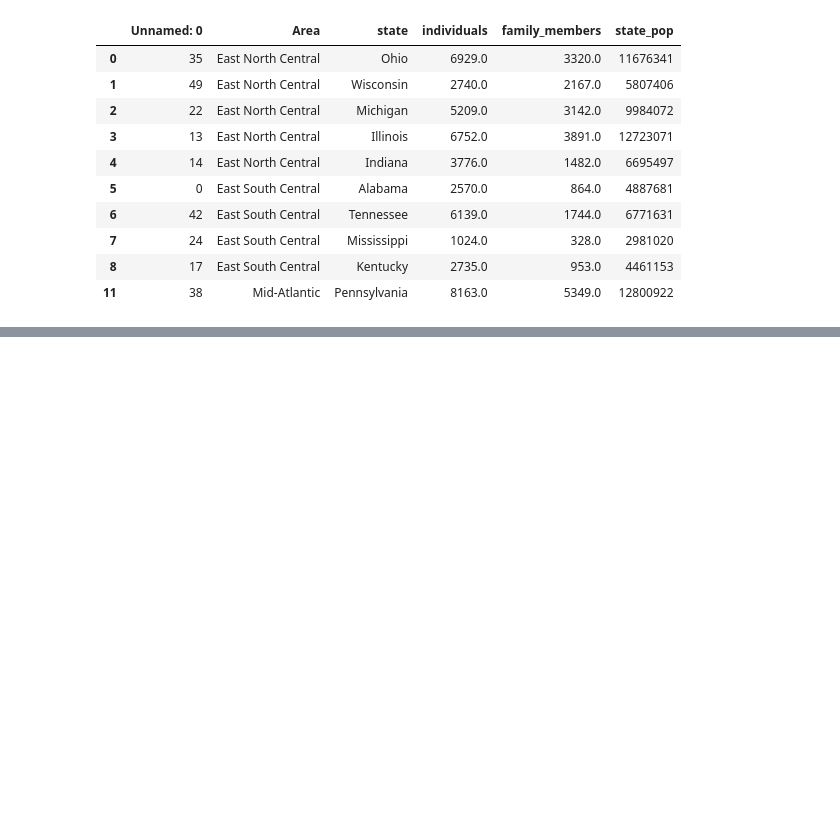
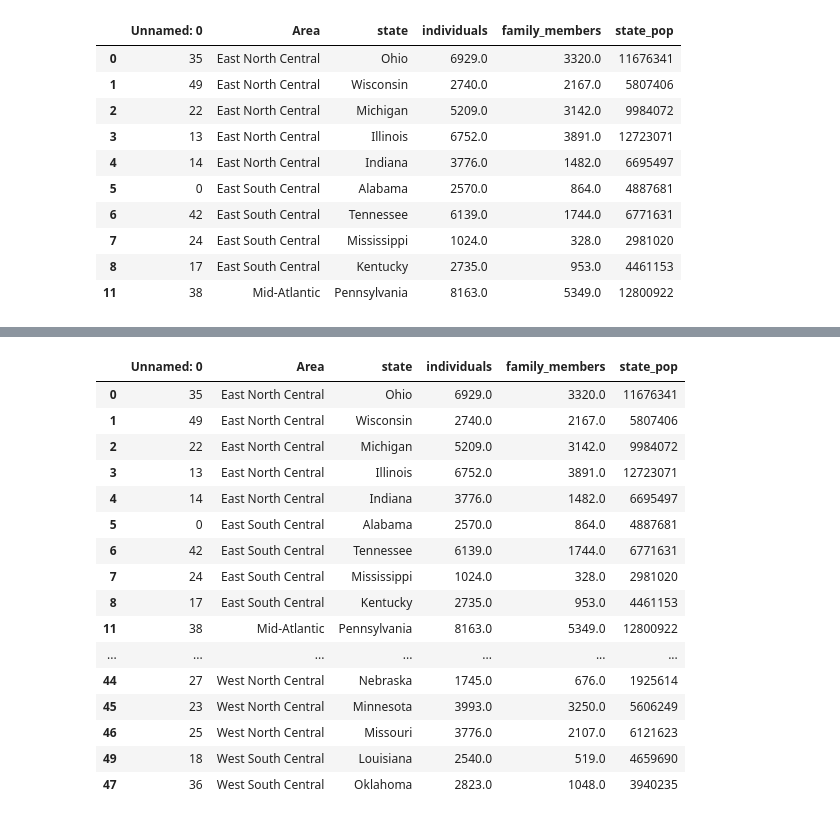
Before and after one commit to tareq-ur/Pandas, a Jupyter notebook: after_class1.ipynb, the cells around one changed output, grey strips where cells are left out. Drawn from its saved outputs; the diff is of its cells as text; code cells hidden in the pictures; blank space fills up the shorter version.

```diff
--- a/after_class1.ipynb
+++ b/after_class1.ipynb
@@ -137,0 +182,24 @@ project.head(10)
+# %%
+# selecting single rows
+selected_rows = project[project['Area'] == "Mountain"]
+selected_rows.head(-1)
+selected_rows1 = project[project['individuals'] <10000]
+selected_rows1.head(-1)
+# %% [output]
+|  | Unnamed: 0 | Area | state | individuals | family_members | state_pop |
+| 0 | 35 | East North Central | Ohio | 6929.0 | 3320.0 | 11676341 |
+| 1 | 49 | East North Central | Wisconsin | 2740.0 | 2167.0 | 5807406 |
+| 2 | 22 | East North Central | Michigan | 5209.0 | 3142.0 | 9984072 |
+| 3 | 13 | East North Central | Illinois | 6752.0 | 3891.0 | 12723071 |
+| 4 | 14 | East North Central | Indiana | 3776.0 | 1482.0 | 6695497 |
+| 5 | 0 | East South Central | Alabama | 2570.0 | 864.0 | 4887681 |
+| 6 | 42 | East South Central | Tennessee | 6139.0 | 1744.0 | 6771631 |
+| 7 | 24 | East South Central | Mississippi | 1024.0 | 328.0 | 2981020 |
+| 8 | 17 | East South Central | Kentucky | 2735.0 | 953.0 | 4461153 |
+| 11 | 38 | Mid-Atlantic | Pennsylvania | 8163.0 | 5349.0 | 12800922 |
+| ... | ... | ... | ... | ... | ... | ... |
+| 44 | 27 | West North Central | Nebraska | 1745.0 | 676.0 | 1925614 |
+| 45 | 23 | West North Central | Minnesota | 3993.0 | 3250.0 | 5606249 |
+| 46 | 25 | West North Central | Missouri | 3776.0 | 2107.0 | 6121623 |
+| 49 | 18 | West South Central | Louisiana | 2540.0 | 519.0 | 4659690 |
+| 47 | 36 | West South Central | Oklahoma | 2823.0 | 1048.0 | 3940235 |
```
Also changed, not shown: parts of 5 cells of this notebook.
